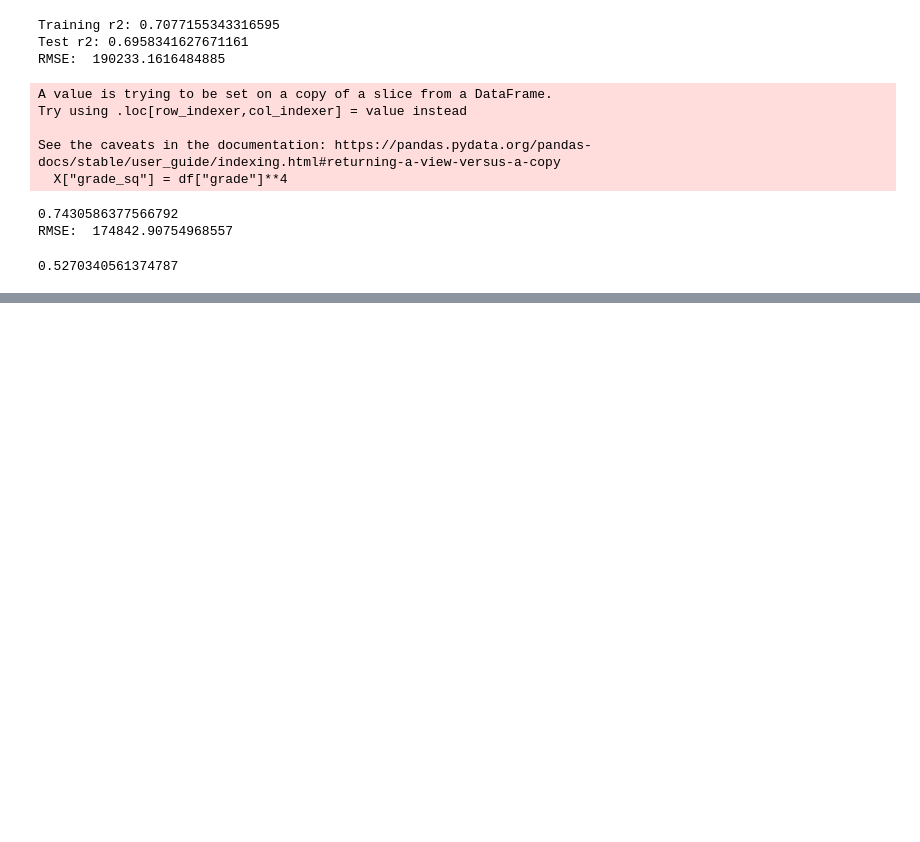
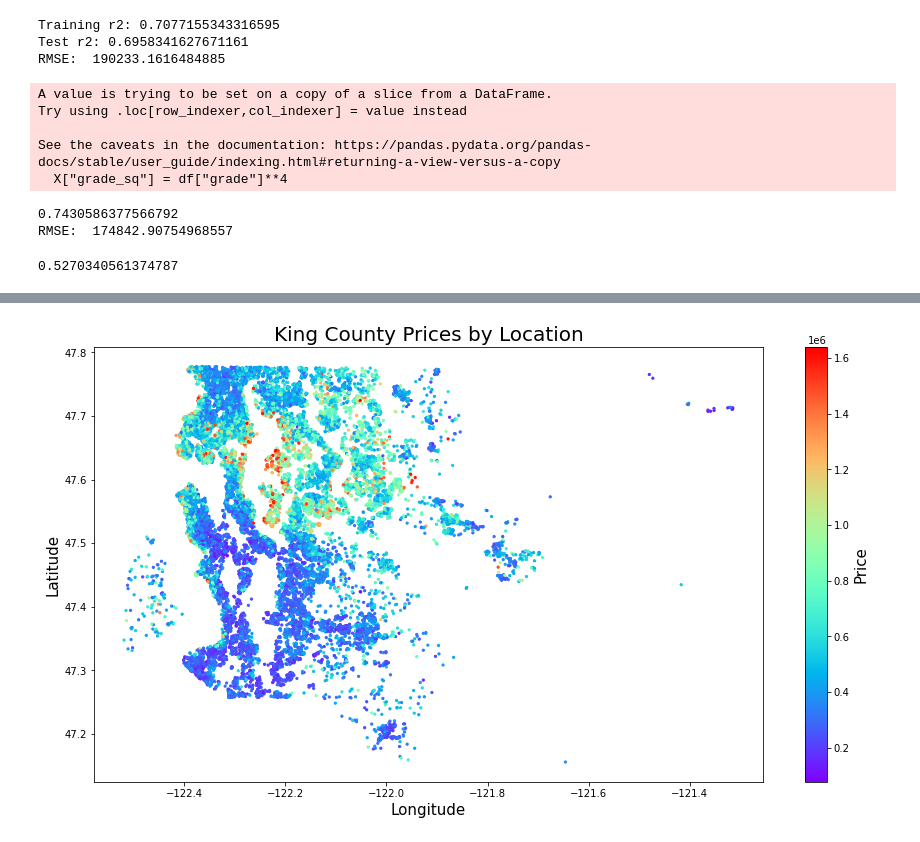
Before and after one commit to jnhoogstra/bsc-phase-two-project, a Jupyter notebook: notebooks/exploratory/lorin/new Notebook.ipynb, the cells around one changed output, grey strips where cells are left out. Saved outputs shown, nothing was run; the diff lists cells and outputs as text; code cells hidden in the pictures; blank space fills up the shorter version.

Commit message:
made some graphs

```diff
--- a/notebooks/exploratory/lorin/new Notebook.ipynb
+++ b/notebooks/exploratory/lorin/new Notebook.ipynb
@@ -239,0 +296,2 @@ df.corr()['grade']['high_grade']
+# %%
+df_temp = df[(np.abs(stats.zscore(df["price"])) < 3)]
@@ -239,0 +311,10 @@ df.corr()['grade']['high_grade']
+# %%
+plt.figure(figsize = (15,8))
+plt.scatter(df_temp.long, df_temp.lat ,c=df_temp.price,  cmap = 'rainbow', s=5)
+plt.colorbar().set_label('Price', fontsize=15)
+plt.xlabel('Longitude', fontsize=15)
+plt.ylabel('Latitude', fontsize=15)
+plt.title('King County Prices by Location', fontsize=20)
+plt.show()
+# %% [output]
+[figure, added]
```
Also changed, not shown: parts of 9 cells of this notebook.
